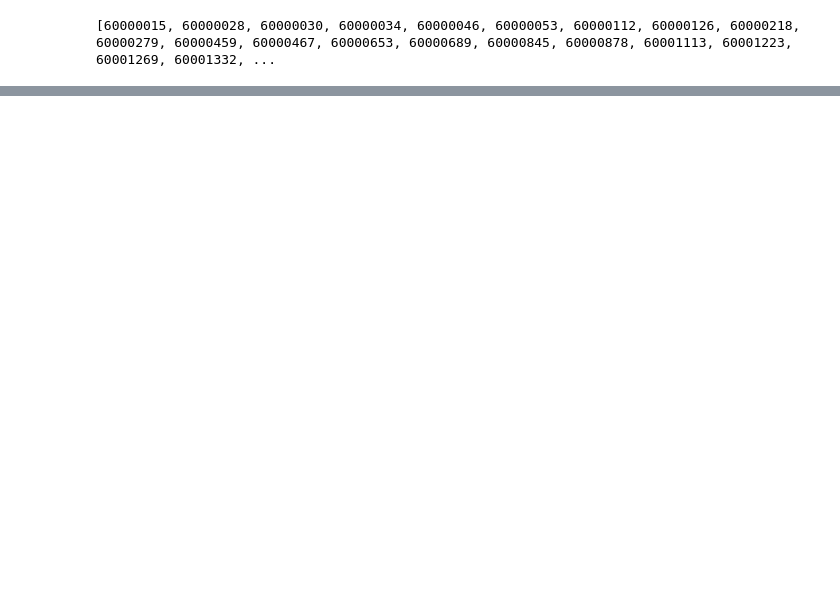
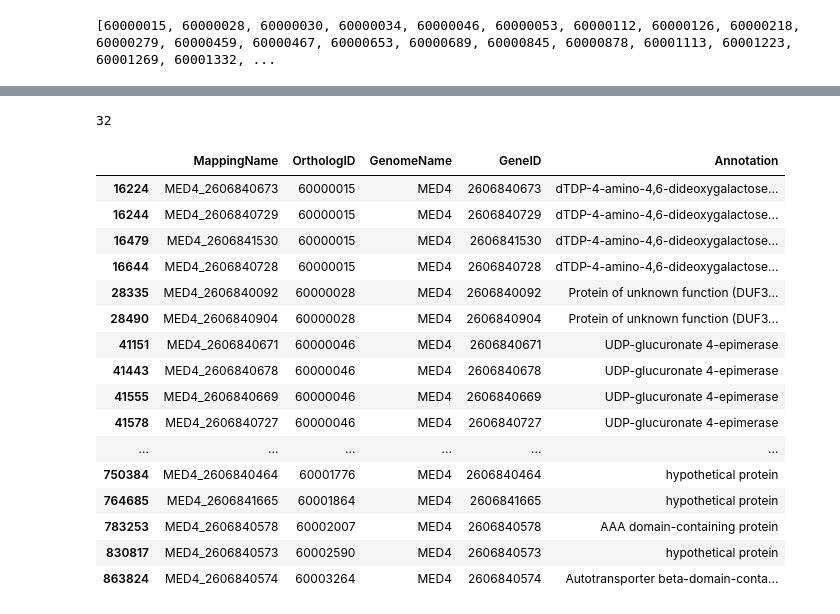
Before and after one commit to Jonahv11/cyano-serralysins, a Jupyter notebook: cycog-tree-tool/island-survey.ipynb, the cells around one changed output, grey strips where cells are left out. Saved outputs shown, nothing was run; the diff lists cells and outputs as text; code cells hidden in the pictures; blank space fills up the shorter version.

```diff
--- a/cycog-tree-tool/island-survey.ipynb
+++ b/cycog-tree-tool/island-survey.ipynb
@@ -91,0 +119,28 @@ print (semi_confirmed)
+# %%
+# pro2 genes in MED4
+
+cluster_genes = pro2_genes_df[pro2_genes_df.MedianWeight.gt(0)].Ortholog.to_list()
+
+genome_cluster_cycogs = cycogs_df[(cycogs_df.GenomeName == genome) & (cycogs_df.OrthologID.isin(cluster_genes))]
+
+print(len(genome_cluster_cycogs.OrthologID.unique()))
+genome_cluster_cycogs
+# %% [output]
+32
+|  | MappingName | OrthologID | GenomeName | GeneID | Annotation |
+| 16224 | MED4_2606840673 | 60000015 | MED4 | 2606840673 | dTDP-4-amino-4,6-dideoxygalactose... |
+| 16244 | MED4_2606840729 | 60000015 | MED4 | 2606840729 | dTDP-4-amino-4,6-dideoxygalactose... |
+| 16479 | MED4_2606841530 | 60000015 | MED4 | 2606841530 | dTDP-4-amino-4,6-dideoxygalactose... |
+| 16644 | MED4_2606840728 | 60000015 | MED4 | 2606840728 | dTDP-4-amino-4,6-dideoxygalactose... |
+| 28335 | MED4_2606840092 | 60000028 | MED4 | 2606840092 | Protein of unknown function (DUF3... |
+| 28490 | MED4_2606840904 | 60000028 | MED4 | 2606840904 | Protein of unknown function (DUF3... |
+| 41151 | MED4_2606840671 | 60000046 | MED4 | 2606840671 | UDP-glucuronate 4-epimerase |
+| 41443 | MED4_2606840678 | 60000046 | MED4 | 2606840678 | UDP-glucuronate 4-epimerase |
+| 41555 | MED4_2606840669 | 60000046 | MED4 | 2606840669 | UDP-glucuronate 4-epimerase |
+| 41578 | MED4_2606840727 | 60000046 | MED4 | 2606840727 | UDP-glucuronate 4-epimerase |
+| ... | ... | ... | ... | ... | ... |
+| 750384 | MED4_2606840464 | 60001776 | MED4 | 2606840464 | hypothetical protein |
+| 764685 | MED4_2606841665 | 60001864 | MED4 | 2606841665 | hypothetical protein |
+| 783253 | MED4_2606840578 | 60002007 | MED4 | 2606840578 | AAA domain-containing protein |
+| 830817 | MED4_2606840573 | 60002590 | MED4 | 2606840573 | hypothetical protein |
+| 863824 | MED4_2606840574 | 60003264 | MED4 | 2606840574 | Autotransporter beta-domain-conta... |
```
Also changed, not shown: parts of 5 cells of this notebook.
